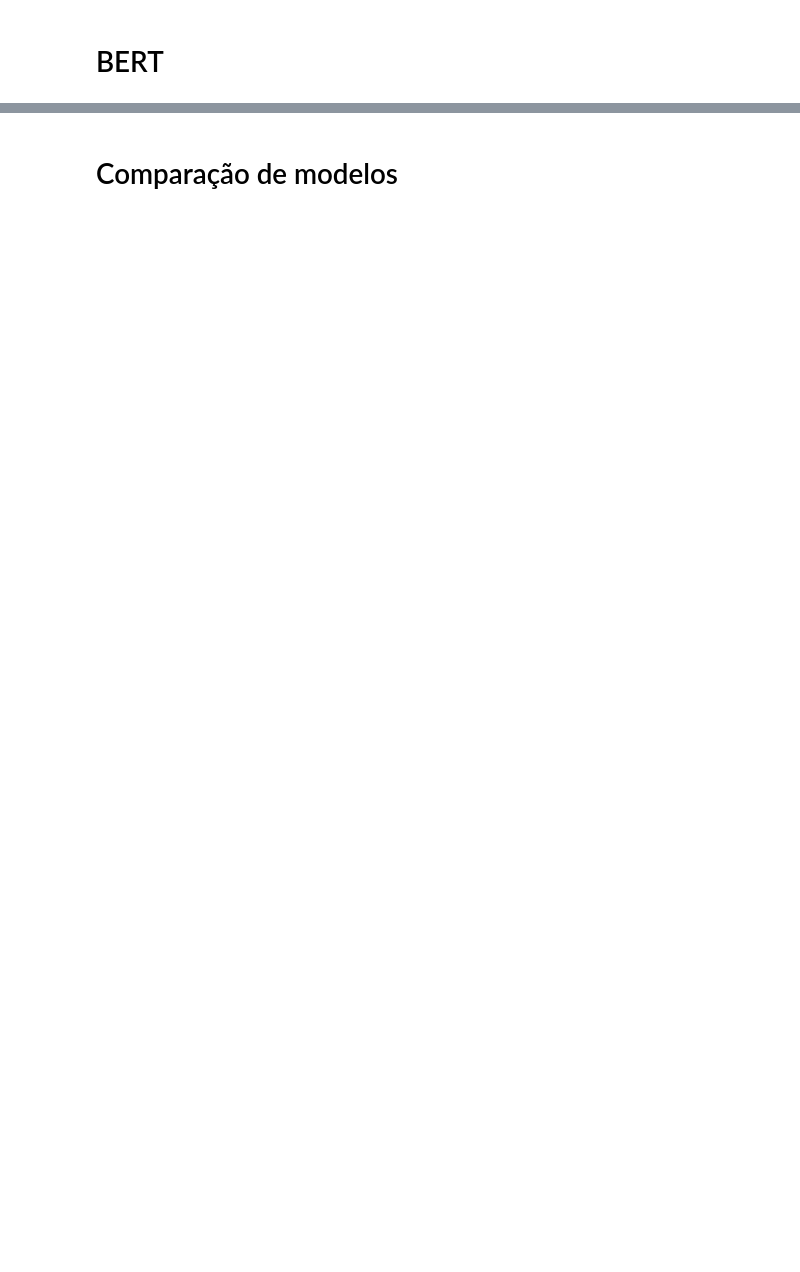
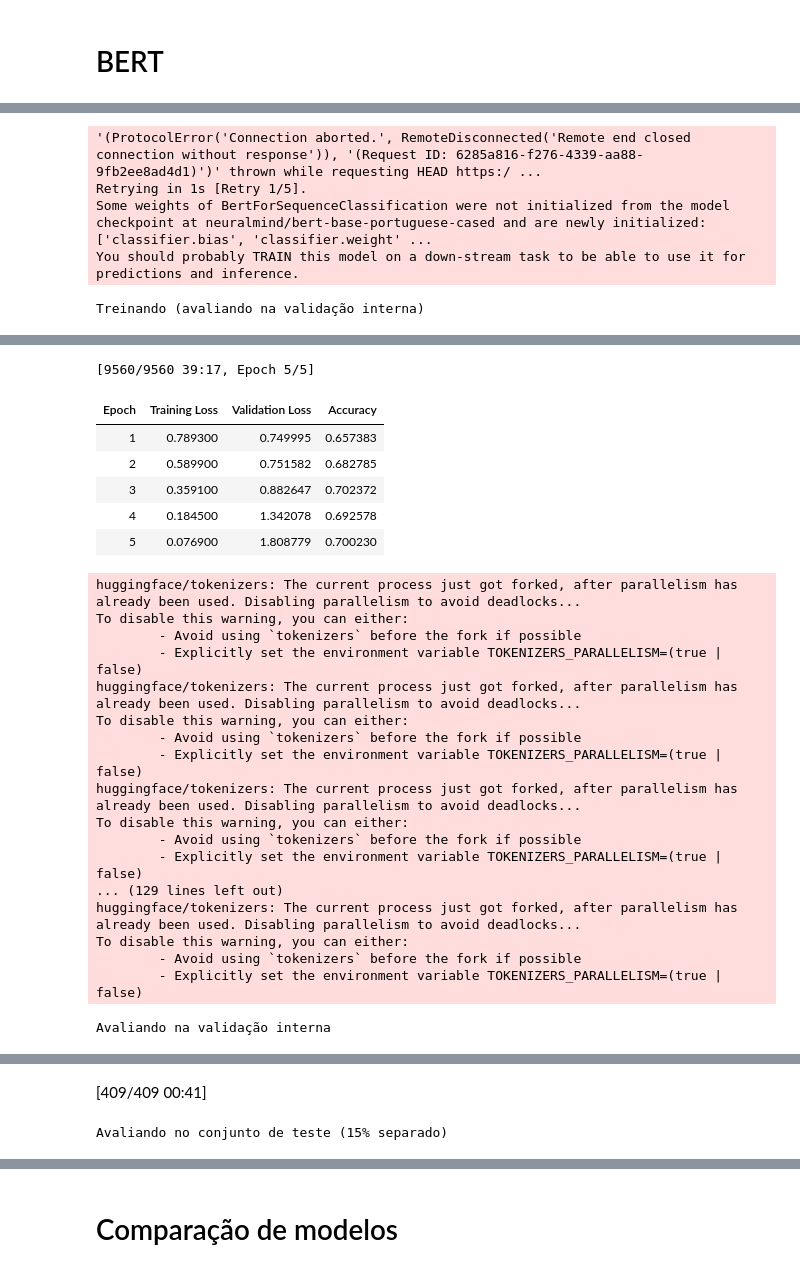
Before and after one commit to Bruno-Friedrich/EP_PLN_EACH_SI, a Jupyter notebook: EP2/EP.ipynb, the cells around one changed output, grey strips where cells are left out. Drawn from its saved outputs; the diff is of its cells as text; code cells hidden in the pictures; blank space fills up the shorter version.

Commit message:
refactor on tests

```diff
--- a/EP2/EP.ipynb
+++ b/EP2/EP.ipynb
@@ -1494,13 +1744,31 @@ print(mlp_results['test_score'])
 # %%
 # CONFIGURAÇÃO BERT GRID-SEARCH
 
+# BERT_GRID_CONFIG = {
+#     'model_name': 'neuralmind/bert-base-portuguese-cased',  # BERTimbau
+#     'method': 'finetuning',
+#     'grid_params': {
+#         'learning_rate': [1e-5],
+#         'batch_size': [16],
+#         'num_train_epochs': [1],
+#         'weight_decay': [0.05],
+#         'max_length': [128]
+#     },
+#     'fixed_params': {
+#         'warmup_steps': 500,
+#         'eval_strategy': 'epoch',
+#         'save_strategy': 'epoch',
+#         'load_best_model_at_end': True,
+#         'metric_for_best_model': 'accuracy'
+#     }
+# }
 BERT_GRID_CONFIG = {
     'model_name': 'neuralmind/bert-base-portuguese-cased',  # BERTimbau
     'method': 'finetuning',
     'grid_params': {
-        'learning_rate': [2e-5,5e-5],
-        'batch_size': [8],
-        'num_train_epochs': [3],
+        'learning_rate': [5e-5],
+        'batch_size': [16],
+        'num_train_epochs': [5],
         'weight_decay': [0.01],
         'max_length': [256]
     },
@@ -1512,6 +1780,24 @@ BERT_GRID_CONFIG = {
         'metric_for_best_model': 'accuracy'
     }
 }
+# BERT_GRID_CONFIG = {
+#     'model_name': 'neuralmind/bert-base-portuguese-cased',  # BERTimbau
+#     'method': 'finetuning',
+#     'grid_params': {
+#         'learning_rate': [2e-5,5e-5],
+#         'batch_size': [8, 16],
+#         'num_train_epochs': [3],
+#         'weight_decay': [0.01],
+#         'max_length': [256]
+#     },
+#     'fixed_params': {
+#         'warmup_steps': 500,
+#         'eval_strategy': 'epoch',
+#         'save_strategy': 'epoch',
+#         'load_best_model_at_end': True,
+#         'metric_for_best_model': 'accuracy'
+#     }
+# }
 
 print("="*80)
 print("CONFIGURAÇÃO BERT GRID-SEARCH")
@@ -1540,6 +1838,8 @@ from datasets import Dataset
 import torch
 from sklearn.model_selection import ParameterGrid
 from sklearn.metrics import accuracy_score
+
+bert_final_results = None
 
 # Carregar dados (usar dataset_bert)
 X_train = dataset_bert["X_train"]
@@ -1769,7 +2069,7 @@ if bert_results:
         'all_results': bert_results
     }
 
-    prepare_test(bert_final_results)
 else:
     print(f"\n❌ Nenhum modelo BERT foi treinado com sucesso.")
     bert_final_results = None
+# %% [output]
@@ -1775,0 +2092,5 @@ else:
+'(ProtocolError('Connection aborted.', RemoteDisconnected('Remote end closed connection without response')), '(Request ID: 6285a816-f276-4339-aa88-9fb2ee8ad4d1)')' thrown while requesting HEAD https:/ ...
+Retrying in 1s [Retry 1/5].
+Some weights of BertForSequenceClassification were not initialized from the model checkpoint at neuralmind/bert-base-portuguese-cased and are newly initialized: ['classifier.bias', 'classifier.weight' ...
+You should probably TRAIN this model on a down-stream task to be able to use it for predictions and inference.
+Treinando (avaliando na validação interna)
@@ -1775,0 +2113,25 @@ else:
+[9560/9560 39:17, Epoch 5/5]
+| Epoch | Training Loss | Validation Loss | Accuracy |
+| 1 | 0.789300 | 0.749995 | 0.657383 |
+| 2 | 0.589900 | 0.751582 | 0.682785 |
+| 3 | 0.359100 | 0.882647 | 0.702372 |
+| 4 | 0.184500 | 1.342078 | 0.692578 |
+| 5 | 0.076900 | 1.808779 | 0.700230 |
+huggingface/tokenizers: The current process just got forked, after parallelism has already been used. Disabling parallelism to avoid deadlocks...
+To disable this warning, you can either:
+        - Avoid using `tokenizers` before the fork if possible
+        - Explicitly set the environment variable TOKENIZERS_PARALLELISM=(true | false)
+huggingface/tokenizers: The current process just got forked, after parallelism has already been used. Disabling parallelism to avoid deadlocks...
+To disable this warning, you can either:
+        - Avoid using `tokenizers` before the fork if possible
+        - Explicitly set the environment variable TOKENIZERS_PARALLELISM=(true | false)
+huggingface/tokenizers: The current process just got forked, after parallelism has already been used. Disabling parallelism to avoid deadlocks...
+To disable this warning, you can either:
+        - Avoid using `tokenizers` before the fork if possible
+        - Explicitly set the environment variable TOKENIZERS_PARALLELISM=(true | false)
+... (129 lines left out)
+huggingface/tokenizers: The current process just got forked, after parallelism has already been used. Disabling parallelism to avoid deadlocks...
+To disable this warning, you can either:
+        - Avoid using `tokenizers` before the fork if possible
+        - Explicitly set the environment variable TOKENIZERS_PARALLELISM=(true | false)
+Avaliando na validação interna
@@ -1775,0 +2154,2 @@ else:
+[409/409 00:41]
+Avaliando no conjunto de teste (15% separado)
```
Also changed, not shown: parts of 14 cells of this notebook, 1 other file.
